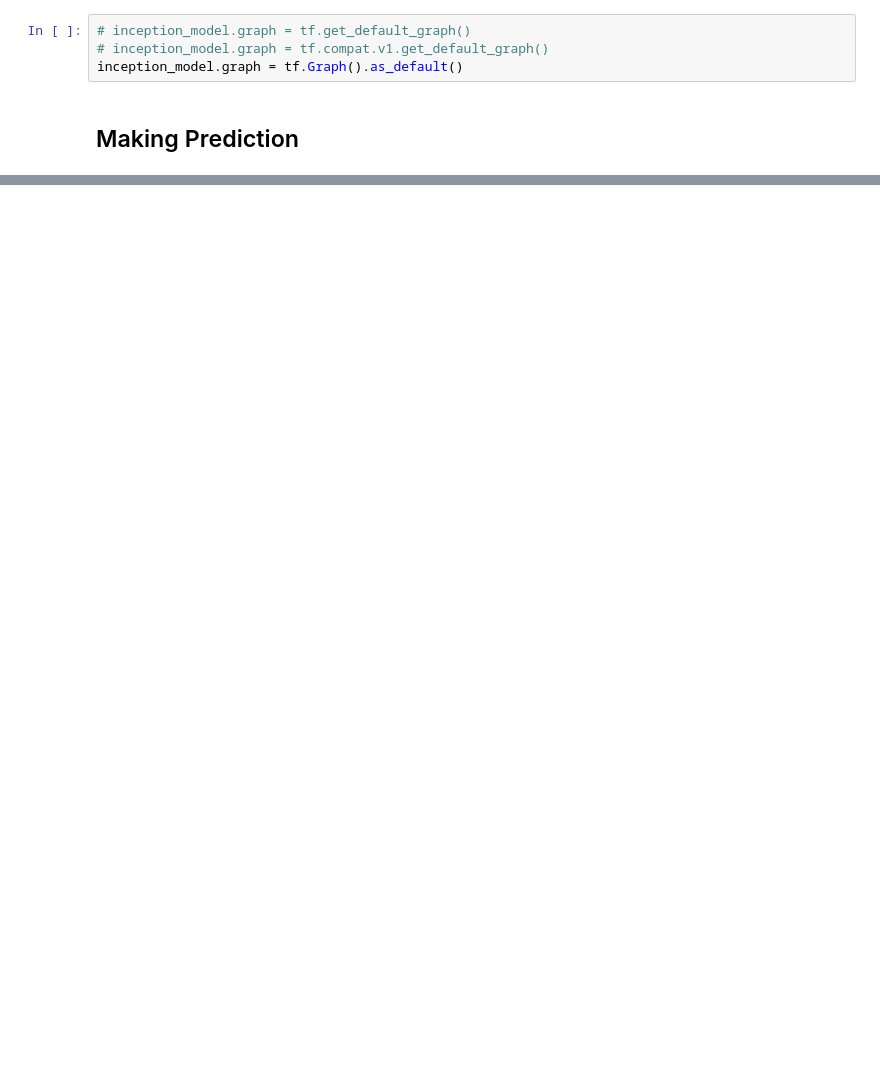
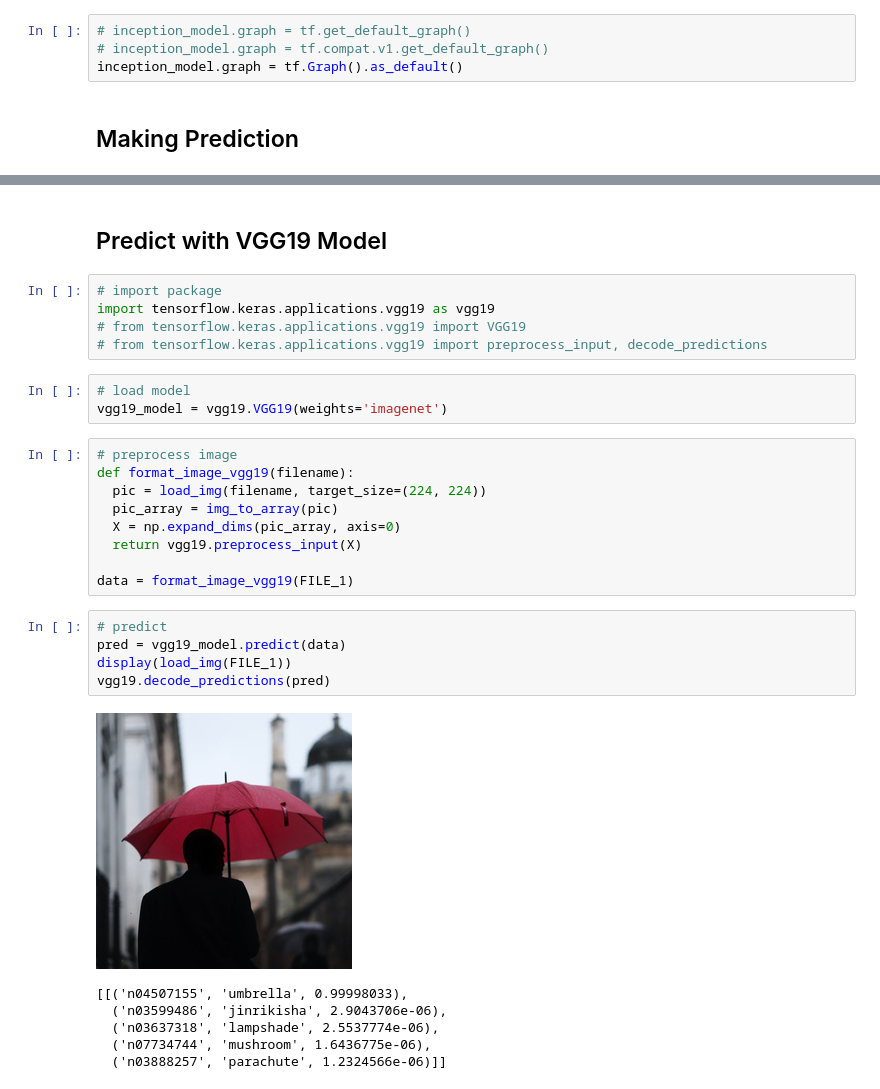
Before and after one commit to saifulrijal-ds/image-classification-with-DL, a Jupyter notebook: Pretrained_Image_Classification.ipynb, the cells around one changed output, grey strips where cells are left out. Cells and saved outputs as stored; diff of their text form; blank space fills up the shorter version.

Commit message:
Add vgg19 and mobilenetv2 model

```diff
--- a/Pretrained_Image_Classification.ipynb
+++ b/Pretrained_Image_Classification.ipynb
@@ -118,0 +119,31 @@ decode_predictions(pred)
+# %% [markdown]
+## Predict with VGG19 Model
+# %%
+# import package
+import tensorflow.keras.applications.vgg19 as vgg19
+# from tensorflow.keras.applications.vgg19 import VGG19
+# from tensorflow.keras.applications.vgg19 import preprocess_input, decode_predictions
+# %%
+# load model
+vgg19_model = vgg19.VGG19(weights='imagenet')
+# %%
+# preprocess image
+def format_image_vgg19(filename):
+  pic = load_img(filename, target_size=(224, 224))
+  pic_array = img_to_array(pic)
+  X = np.expand_dims(pic_array, axis=0)
+  return vgg19.preprocess_input(X)
+
+data = format_image_vgg19(FILE_1)
+# %%
+# predict
+pred = vgg19_model.predict(data)
+display(load_img(FILE_1))
+vgg19.decode_predictions(pred)
+# %% [output]
+[figure, added]
+[[('n04507155', 'umbrella', 0.99998033),
+  ('n03599486', 'jinrikisha', 2.9043706e-06),
+  ('n03637318', 'lampshade', 2.5537774e-06),
+  ('n07734744', 'mushroom', 1.6436775e-06),
+  ('n03888257', 'parachute', 1.2324566e-06)]]
```
Also changed, not shown: parts of 10 cells of this notebook.
